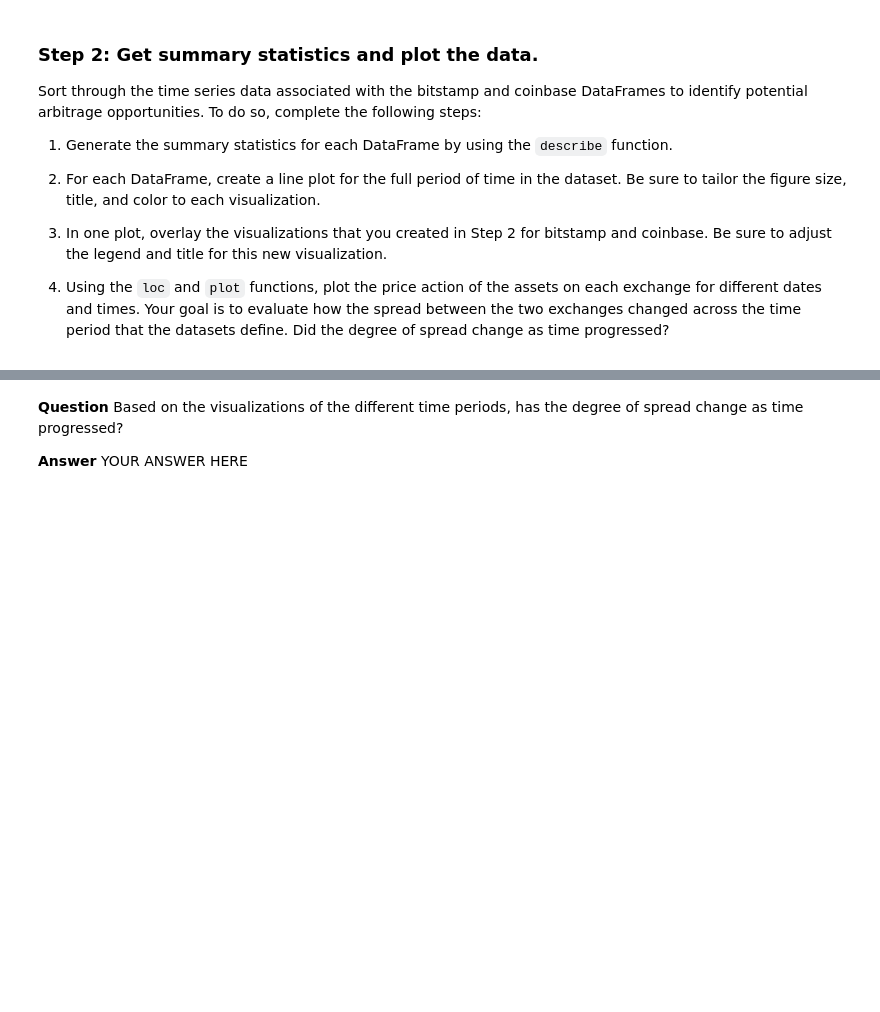
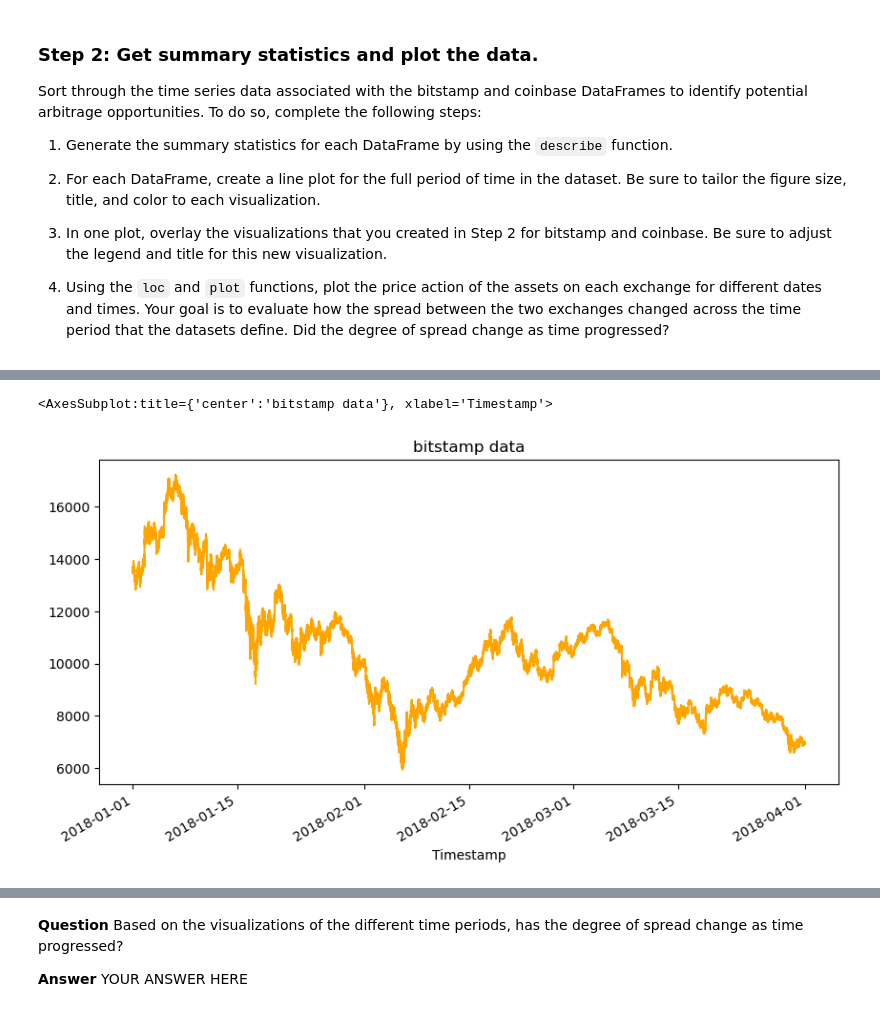
Before and after one commit to halamkim/challenge_03, a Jupyter notebook: crypto_arbitrage.ipynb, the cells around one changed output, grey strips where cells are left out. Drawn from its saved outputs; the diff is of its cells as text; code cells hidden in the pictures; blank space fills up the shorter version.

Commit message:
finished step 2 - got summary statistics and plotted the data

```diff
--- a/crypto_arbitrage.ipynb
+++ b/crypto_arbitrage.ipynb
@@ -107,7 +107,7 @@ bitstamp.head()
 # Use the str.replace function to remove the dollar sign, $
 # YOUR CODE HERE
 
-bitstamp["Close"] = bitstamp.loc[:, "Close"].str.replace("$", "")
+bitstamp["Close"] = bitstamp["Close"].str.replace("$", "")
 bitstamp.head()
 # %% [output]
 |  | Open | High | Low | Close | BTC Volume | USD Volume | Weighted Price |
@@ -179,8 +174,9 @@ Select the data you want to analyze. Use `loc` or `iloc` to select the following
 * Close
 # %%
 # Use loc or iloc to select `Timestamp (the index)` and `Close` from bitstamp DataFrame
-bitstamp_sliced = # YOUR CODE HERE
+bitstamp_sliced = bitstamp.loc[:,"Close"]
 
 # Review the first five rows of the DataFrame
 # YOUR CODE HERE
+bitstamp_sliced.head()
 # %% [output]
@@ -212 +245,9 @@ Sort through the time series data associated with the bitstamp and coinbase Data
+# %%
+# Create a line plot for the bitstamp DataFrame for the full length of time in the dataset
+# Be sure that the figure size, title, and color are tailored to each visualization
+# YOUR CODE HERE
+bitstamp_sliced.plot(kind = "line", figsize = (10,5), title = "bitstamp data", color = "orange")
+# %% [output]
+<AxesSubplot:title={'center':'bitstamp data'}, xlabel='Timestamp'>
+[figure, added]
 # %%
```
Also changed, not shown: parts of 12 cells of this notebook.
